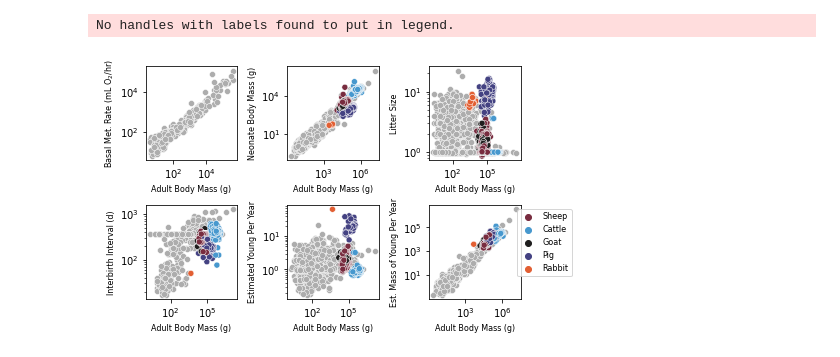
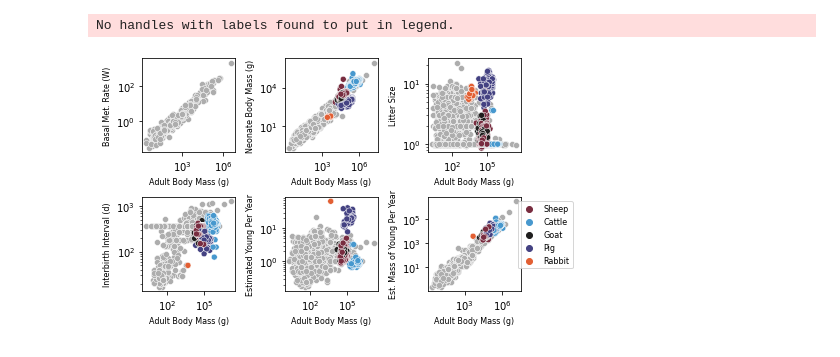
Before and after one commit to flamholz/beef_v_pork, a Jupyter notebook: notebooks/MergedPlot.ipynb, the cells around one changed output. Cells and saved outputs as stored; diff of their text form; code cells hidden in the pictures.

Commit message:
Merge the savage '04 data into the merged dataset. Use that data for plotting metabolic rate.

```diff
--- a/notebooks/MergedPlot.ipynb
+++ b/notebooks/MergedPlot.ipynb
@@ -19,12 +19,12 @@ mammals_df = pd.read_csv('../data/merged_animal_traits_placental_only.csv')
 # Domestic Animal Diversity Information System (DAD-IS)
 dad_is_df = pd.read_csv('../data/010522_FAO_DAD-IS_cleaned.csv')
 # %%
-cols2plot_mammals = ['BasalMetabolicRate (mLO2hr)', 'NeonateBodyMass (g)', 'LitterSize (number)', 'InterbirthInterval (d)',
+cols2plot_mammals = ['BMR_W', 'NeonateBodyMass (g)', 'LitterSize (number)', 'InterbirthInterval (d)',
                      'YoungPerYear_Estimated (number)', 'YoungMassPerYear_Estimated (g)']
 cols2plot_dad_is = [None, 'Birth weight AVG (g)', 'Litter size AVG', 'Parturition interval (day) AVG',
                     'Young per year AVG (number)', 'Young mass per year AVG (g)']
 
-pretty_names_mammals = ['Basal Met. Rate (mL O$_2$/hr)', 'Neonate Body Mass (g)', 'Litter Size',
+pretty_names_mammals = ['Basal Met. Rate (W)', 'Neonate Body Mass (g)', 'Litter Size',
                         'Interbirth Interval (d)', 'Estimated Young Per Year', 'Est. Mass of Young Per Year']
 dad_is_species2plot = 'Cattle,Pig,Goat,Sheep,Rabbit'.split(',')
 fig, axs = plt.subplots(ncols=3, nrows=2, figsize=(7,4))
@@ -33,40 +33,42 @@ greys = sns.color_palette('Greys')
 pal = sns.color_palette('icefire', n_colors=5)
 my_pal = dict(zip(dad_is_species2plot,pal))
 
+# TODO: should we be using body mass data from Savage '04 where possible?
+# What about species average body mass? Decide what to do here.
 xcol_mammals = 'AdultBodyMass (g)'
 xcol_dad_is = 'Adult weight AVG (g)'
 for i, (my_ax, ycol_mammals) in enumerate(zip(flat_axs, cols2plot_mammals)):
     plt.sca(my_ax)
     plt.xscale('log')
     plt.yscale('log')
 
     mask = np.logical_and(mammals_df[xcol_mammals] > 0,
                           mammals_df[ycol_mammals] > 0)
     sub_df = mammals_df[mask]
     sns.scatterplot(data=sub_df, x=xcol_mammals, y=ycol_mammals, legend=False,
                     color=greys[2])
 
     ycol_dad_is = cols2plot_dad_is[i]
     if ycol_dad_is:
         mask = np.logical_and(dad_is_df[xcol_dad_is] > 0,
                               dad_is_df[ycol_dad_is] > 0)
         mask = np.logical_and(mask, dad_is_df.Specie.isin(dad_is_species2plot))
         sub_df = dad_is_df[mask]
         sns.scatterplot(data=sub_df, x=xcol_dad_is, y=ycol_dad_is, hue='Specie',
                         palette=my_pal)
 
     plt.legend().set_visible(False)
     plt.xlabel('Adult Body Mass (g)', fontsize=8)
     plt.ylabel(pretty_names_mammals[i], fontsize=8)
 
 plt.legend(fontsize=8, loc=1, bbox_to_anchor=(1.6, 1)).set_visible(True)
 
 plt.tight_layout()
 plt.savefig('../figures/merged_allometries.png', dpi=600, facecolor='w')
 plt.show()
 # %% [output]
 No handles with labels found to put in legend.
-[figure, old version]
+[figure, new version]
 # %%
 # Load the data from Savage et al 2004.
 savage_df = pd.read_excel('../data/savage2004_BMR.xlsx')
```
Also changed, not shown: parts of 4 cells of this notebook, 2 other files.
